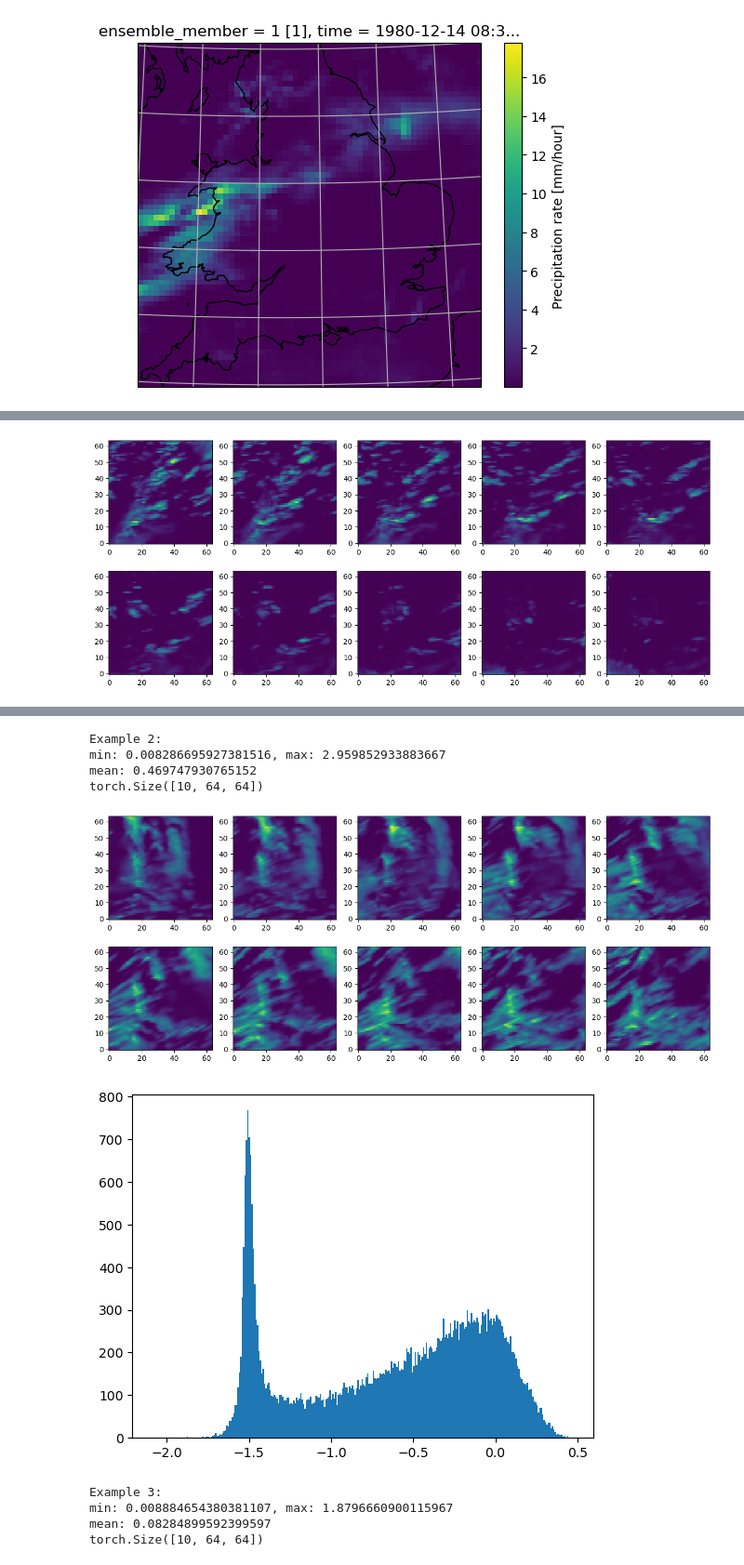
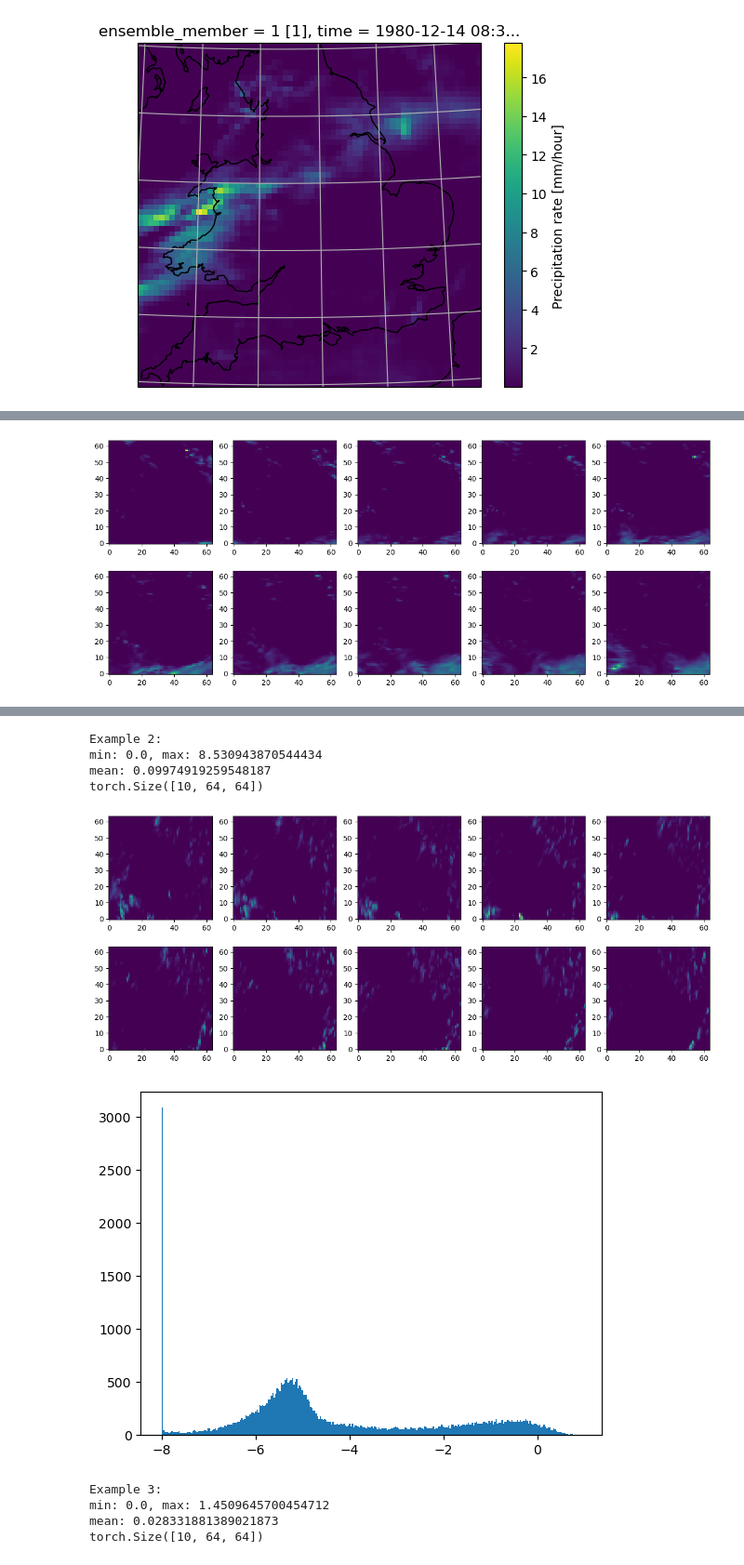
Before and after one commit to henryaddison/video-diffusion-climate, a Jupyter notebook: notebooks/explore.ipynb, the cells around one changed output, grey strips where cells are left out. Shown at 93% size. Drawn from its saved outputs; the diff is of its cells as text; code cells hidden in the pictures.

```diff
--- a/notebooks/explore.ipynb
+++ b/notebooks/explore.ipynb
@@ -154,8 +165,8 @@ min: 0.0, max: 4.654723644256592, mean: 0.03092440403997898
 # ds = torch.load("results/results_8r/52.pt", map_location=torch.device('cpu'))
 
 # ds = torch.load("results/results_2r/70.pt", map_location=torch.device('cpu'))
-ds = torch.load("results/results_2r_l2/117.pt", map_location=torch.device('cpu'))
-# ds = torch.load("69.pt", map_location=torch.device('cpu'))
+# ds = torch.load("results/results_2r_l2/78.pt", map_location=torch.device('cpu'))
+ds = torch.load("78.pt", map_location=torch.device('cpu'))
 
 # all_values = ds.flatten()
 # plt.hist(np.log10(all_values + 1e-8), bins = 300)
@@ -188,2 +199,2 @@ mean: 0.12287261337041855
 torch.Size([10, 64, 64])
-[figure, old version]
+[figure, new version]
@@ -191,10 +202,10 @@ torch.Size([10, 64, 64])
 Example 2:
-min: 0.008286695927381516, max: 2.959852933883667
-mean: 0.469747930765152
+min: 0.0, max: 8.530943870544434
+mean: 0.09974919259548187
 torch.Size([10, 64, 64])
-[figure, old version]
+[figure, new version]
-[figure, old version]
+[figure, new version]
 Example 3:
-min: 0.008884654380381107, max: 1.8796660900115967
-mean: 0.08284899592399597
+min: 0.0, max: 1.4509645700454712
+mean: 0.028331881389021873
 torch.Size([10, 64, 64])
```
Also changed, not shown: parts of 3 cells of this notebook, 1 other file.
